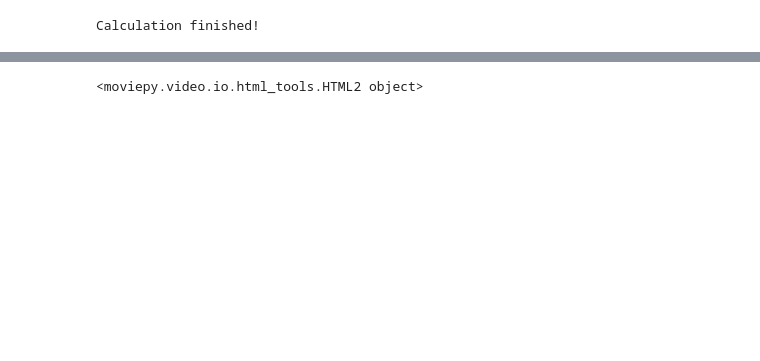
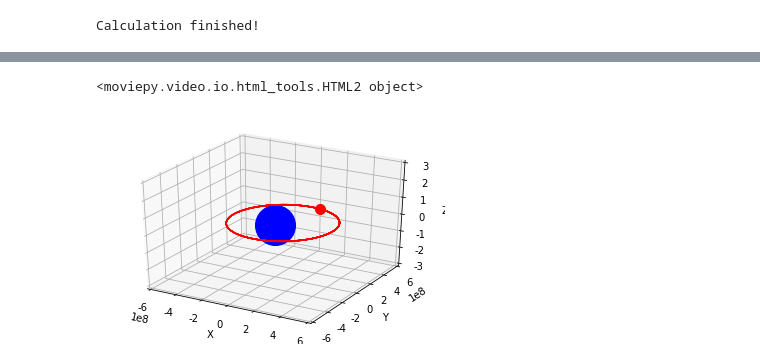
Before and after one commit to kelvin1020/orbit, a Jupyter notebook: 2body.ipynb, the cells around one changed output, grey strips where cells are left out. Cells and saved outputs as stored; diff of their text form; code cells hidden in the pictures; blank space fills up the shorter version.

```diff
--- a/2body.ipynb
+++ b/2body.ipynb
@@ -204,37 +198,30 @@ animation.speedx(speed).ipython_display(fps=30, loop=1, autoplay=1) #用于在Ju
 # %%
 # #绘3d动图#$$$$$$$$$$$$$$$$$$$$$$$$$$$$$$$$$$$$$$$$$$$$$$$$$$$$$$$$$$$$$$$$$$$$$$$$$$$$$$$$$$$$$$$$$$$$$$$$$$$$$$$$$$$$$$$$$$$$$$$$$$$$$$$$$$$$$$$$$$$$$$$$$$$
 duration = 10 #总共的时间       figsize代表横纵比
 speed = 1.0#播放速率
 
 fig_mpl = plt.figure()
 ax = fig_mpl.add_subplot(111, projection='3d')
-ax.set_zlabel('Z') #坐标轴
-ax.set_ylabel('Y')
-ax.set_xlabel('X')
-ax.set_xlim(-6e8,6e8)#设置x坐标范围 地月系
-ax.set_ylim(-6e8,6e8)#设置y坐标范围
-ax.set_zlim(-3,3)#设置z坐标范围
-
-line = ax.plot(x1_plot[0:1], y1_plot[0:1],z1_plot[0:1],'o',ms=10, c ='blue')#ms表示绘制点线尺寸，c表示绘制颜色，'o'表示绘点
-line = ax.plot(x2_plot[0:1], y2_plot[0:1],z2_plot[0:1],'o',ms=5, c ='red')
-line = ax.plot(x1_plot[0:1], y1_plot[0:1],z1_plot[0:1],ms=0.2 , c ='blue')
-line = ax.plot(x2_plot[0:1], y2_plot[0:1],z2_plot[0:1],ms=0.2 , c ='red')
-
 
 # 使用MOVIEPY让图动起来(根据时间t来更新图). 保存为GIF.
 def make_frame_mpl(t):
-    ax.lines.pop()#不留轨迹, 有几条线（对象）写几个pop()
-    ax.lines.pop()#不留轨迹
-    ax.lines.pop()#不留轨迹
-    ax.lines.pop()#不留轨迹
+    ax.clear()
+    ax.set_zlabel('Z') #坐标轴
+    ax.set_ylabel('Y')
+    ax.set_xlabel('X')
+    ax.set_xlim(-6e8,6e8)#设置x坐标范围 地月系
+    ax.set_ylim(-6e8,6e8)#设置y坐标范围
+    ax.set_zlim(-3,3)#设置z坐标范围
+
     line = ax.plot(x1_plot[int(number*(t/duration)):int(number*(t/duration))+1], y1_plot[int(number*(t/duration)):int(number*(t/duration))+1],z1_plot[int(number*(t/duration)):int(number*(t/duration))+1],'o',ms=40, c ='blue')
     line = ax.plot(x2_plot[int(number*(t/duration)):int(number*(t/duration))+1], y2_plot[int(number*(t/duration)):int(number*(t/duration))+1],z2_plot[int(number*(t/duration)):int(number*(t/duration))+1],'o',ms=10, c ='red')
     line = ax.plot(x1_plot[0:int(number*(t/duration))], y1_plot[0:int(number*(t/duration))],z1_plot[0:int(number*(t/duration))], ms=0.2, c ='blue')
     line = ax.plot(x2_plot[0:int(number*(t/duration))], y2_plot[0:int(number*(t/duration))],z2_plot[0:int(number*(t/duration))], ms=0.2, c ='red')
     return mplfig_to_npimage(fig_mpl) # RGB image of the figure
 
 animation =mpy.VideoClip(make_frame_mpl, duration=duration)
 #animation.speedx(speed).write_gif("tests3D.gif", fps=25)
 animation.speedx(speed).ipython_display(fps=25, loop=1, autoplay=0)
 # %% [output]
 <moviepy.video.io.html_tools.HTML2 object>
+[figure, added]
```
Also changed, not shown: parts of 3 cells of this notebook, 5 other files.
